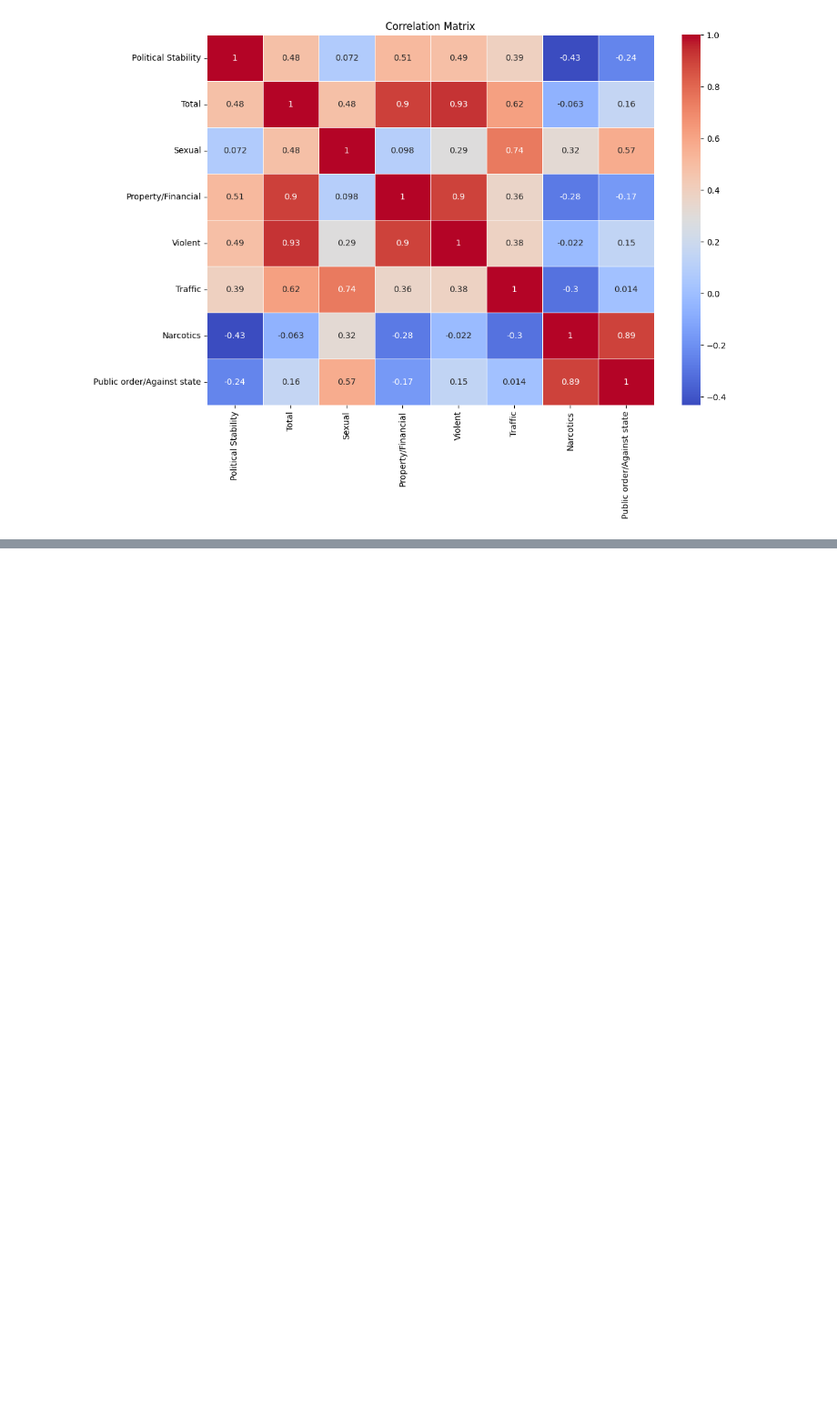
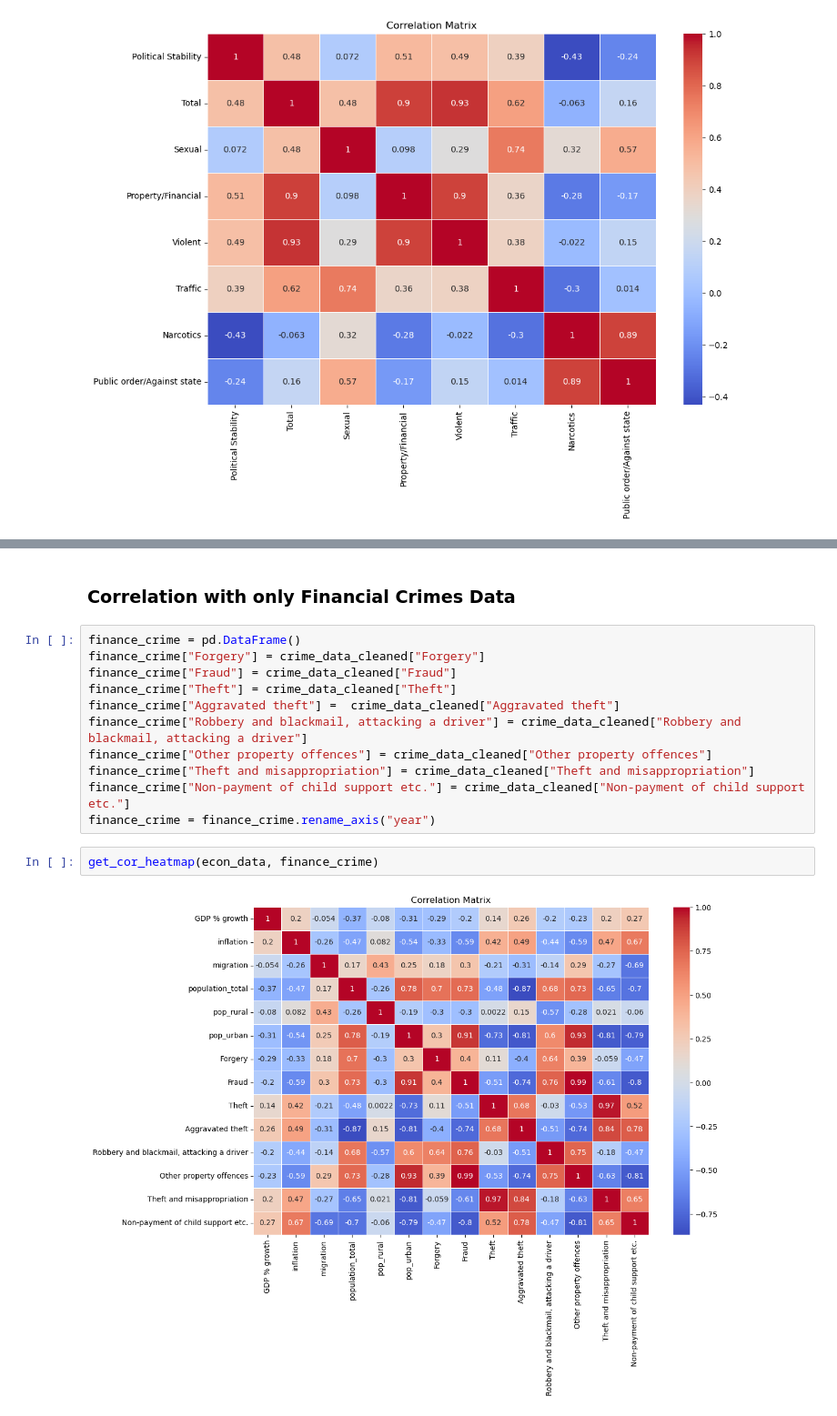
Before and after one commit to moktayoglu/2024-01-GermanCrimeAnalysis, a Jupyter notebook: exp/Correlation_Analysis.ipynb, the cells around one changed output, grey strips where cells are left out. Shown at 91% size. Drawn from its saved outputs; the diff is of its cells as text; blank space fills up the shorter version.

```diff
--- a/exp/Correlation_Analysis.ipynb
+++ b/exp/Correlation_Analysis.ipynb
@@ -325,0 +323,17 @@ plt.show()
+# %% [markdown]
+### Correlation with only Financial Crimes Data
+# %%
+finance_crime = pd.DataFrame()
+finance_crime["Forgery"] = crime_data_cleaned["Forgery"]
+finance_crime["Fraud"] = crime_data_cleaned["Fraud"]
+finance_crime["Theft"] = crime_data_cleaned["Theft"]
+finance_crime["Aggravated theft"] =  crime_data_cleaned["Aggravated theft"]
+finance_crime["Robbery and blackmail, attacking a driver"] = crime_data_cleaned["Robbery and blackmail, attacking a driver"]
+finance_crime["Other property offences"] = crime_data_cleaned["Other property offences"]
+finance_crime["Theft and misappropriation"] = crime_data_cleaned["Theft and misappropriation"]
+finance_crime["Non-payment of child support etc."] = crime_data_cleaned["Non-payment of child support etc."]
+finance_crime = finance_crime.rename_axis("year")
+# %%
+get_cor_heatmap(econ_data, finance_crime)
+# %% [output]
+[figure, added]
```
Also changed, not shown: parts of 20 cells of this notebook, 1 other file.
